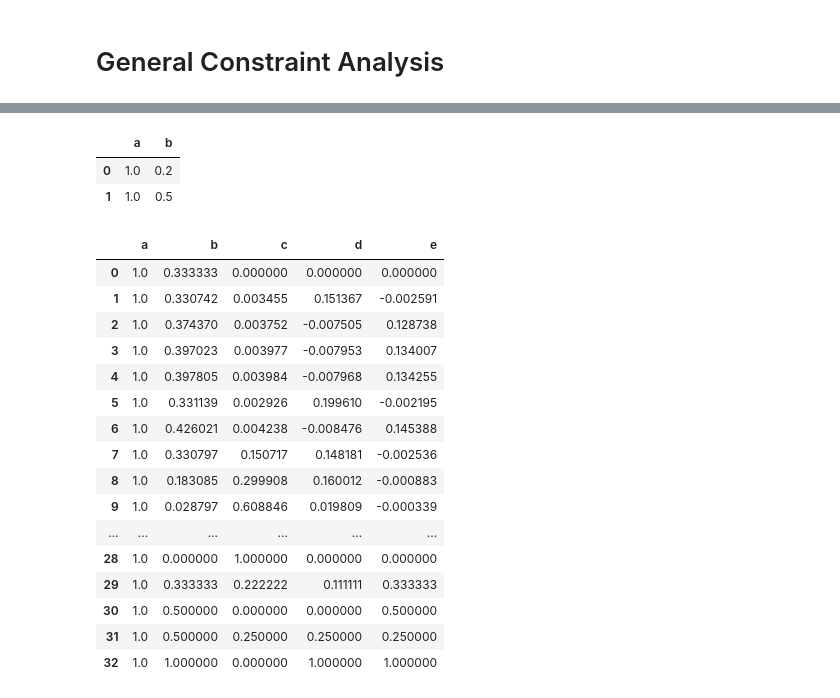
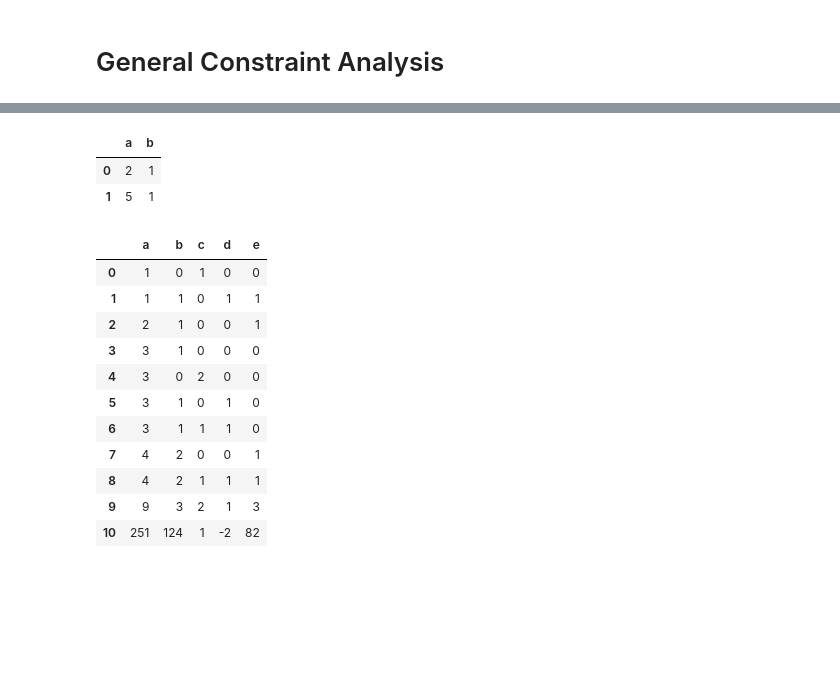
Before and after one commit to davidmisiak/flow-polynomials, a Jupyter notebook: analysis.ipynb, the cells around one changed output, grey strips where cells are left out. Drawn from its saved outputs; the diff is of its cells as text; code cells hidden in the pictures; blank space fills up the shorter version.

Commit message:
Improve plane analysis for k=4,5,6,7

```diff
--- a/analysis.ipynb
+++ b/analysis.ipynb
@@ -332,32 +370,21 @@ zero_offset_planes
 # %%
-points = prepare_points(5)
-planes = get_planes(points)
-zero_offset_planes = get_zero_offset_planes(planes)
-zero_offset_planes
+get_integer_zero_offset_planes(5, 32)
 # %% [output]
 |  | a | b |
-| 0 | 1.0 | 0.2 |
-| 1 | 1.0 | 0.5 |
+| 0 | 2 | 1 |
+| 1 | 5 | 1 |
 # %%
-points = prepare_points(6, v=34)
-planes = get_planes(points)
-zero_offset_planes = get_zero_offset_planes(planes)
-zero_offset_planes
+get_integer_zero_offset_planes(6, 34)
 # %% [output]
 |  | a | b | c | d | e |
-| 0 | 1.0 | 0.333333 | 0.000000 | 0.000000 | 0.000000 |
-| 1 | 1.0 | 0.330742 | 0.003455 | 0.151367 | -0.002591 |
-| 2 | 1.0 | 0.374370 | 0.003752 | -0.007505 | 0.128738 |
-| 3 | 1.0 | 0.397023 | 0.003977 | -0.007953 | 0.134007 |
-| 4 | 1.0 | 0.397805 | 0.003984 | -0.007968 | 0.134255 |
-| 5 | 1.0 | 0.331139 | 0.002926 | 0.199610 | -0.002195 |
-| 6 | 1.0 | 0.426021 | 0.004238 | -0.008476 | 0.145388 |
-| 7 | 1.0 | 0.330797 | 0.150717 | 0.148181 | -0.002536 |
-| 8 | 1.0 | 0.183085 | 0.299908 | 0.160012 | -0.000883 |
-| 9 | 1.0 | 0.028797 | 0.608846 | 0.019809 | -0.000339 |
-| ... | ... | ... | ... | ... | ... |
-| 28 | 1.0 | 0.000000 | 1.000000 | 0.000000 | 0.000000 |
-| 29 | 1.0 | 0.333333 | 0.222222 | 0.111111 | 0.333333 |
-| 30 | 1.0 | 0.500000 | 0.000000 | 0.000000 | 0.500000 |
-| 31 | 1.0 | 0.500000 | 0.250000 | 0.250000 | 0.250000 |
-| 32 | 1.0 | 1.000000 | 0.000000 | 1.000000 | 1.000000 |
+| 0 | 1 | 0 | 1 | 0 | 0 |
+| 1 | 1 | 1 | 0 | 1 | 1 |
+| 2 | 2 | 1 | 0 | 0 | 1 |
+| 3 | 3 | 1 | 0 | 0 | 0 |
+| 4 | 3 | 0 | 2 | 0 | 0 |
+| 5 | 3 | 1 | 0 | 1 | 0 |
+| 6 | 3 | 1 | 1 | 1 | 0 |
+| 7 | 4 | 2 | 0 | 0 | 1 |
+| 8 | 4 | 2 | 1 | 1 | 1 |
+| 9 | 9 | 3 | 2 | 1 | 3 |
+| 10 | 251 | 124 | 1 | -2 | 82 |
```
Also changed, not shown: parts of 4 cells of this notebook, 1 other file.
